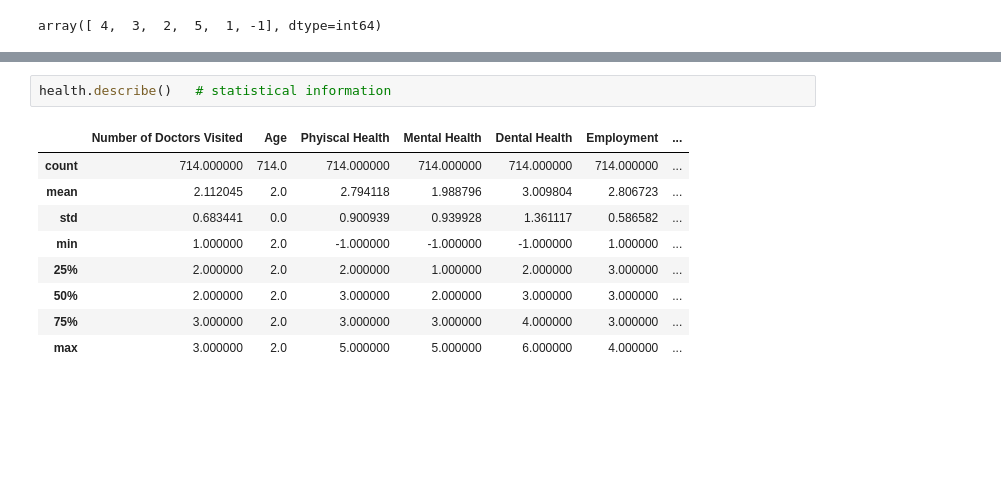
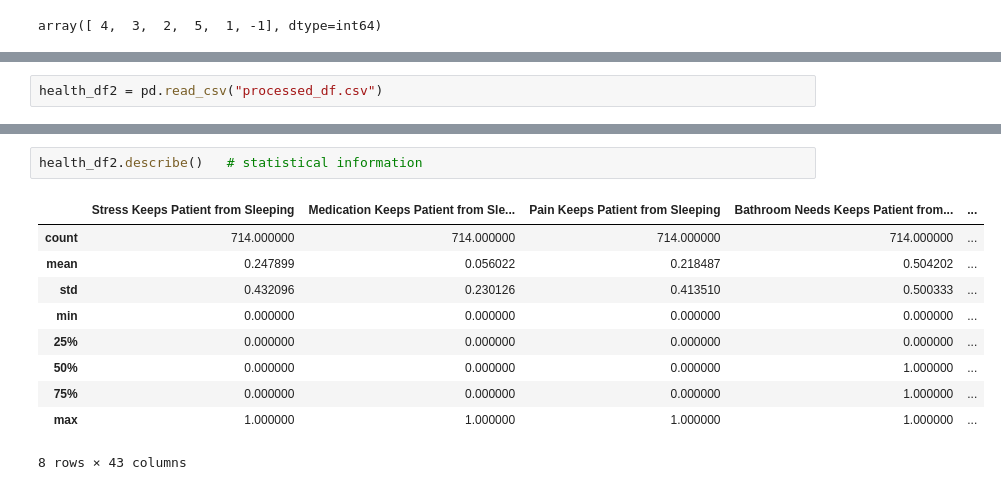
Before and after one commit to Graciele89/UCD_MachineLearning, a Jupyter notebook: early_data_analyses.ipynb, the cells around one changed output, grey strips where cells are left out. Saved outputs shown, nothing was run; the diff lists cells and outputs as text; blank space fills up the shorter version.

```diff
--- a/early_data_analyses.ipynb
+++ b/early_data_analyses.ipynb
@@ -184,0 +283,2 @@ array([ 4,  3,  2,  5,  1, -1], dtype=int64)
+# %%
+health_df2 = pd.read_csv("processed_df.csv")
@@ -185,13 +295,14 @@ array([ 4,  3,  2,  5,  1, -1], dtype=int64)
 # %%
-health.describe()   # statistical information
+health_df2.describe()   # statistical information
 # %% [output]
-|  | Number of Doctors Visited | Age | Phyiscal Health | Mental Health | Dental Health | Employment | ... |
-| count | 714.000000 | 714.0 | 714.000000 | 714.000000 | 714.000000 | 714.000000 | ... |
-| mean | 2.112045 | 2.0 | 2.794118 | 1.988796 | 3.009804 | 2.806723 | ... |
-| std | 0.683441 | 0.0 | 0.900939 | 0.939928 | 1.361117 | 0.586582 | ... |
-| min | 1.000000 | 2.0 | -1.000000 | -1.000000 | -1.000000 | 1.000000 | ... |
-| 25% | 2.000000 | 2.0 | 2.000000 | 1.000000 | 2.000000 | 3.000000 | ... |
-| 50% | 2.000000 | 2.0 | 3.000000 | 2.000000 | 3.000000 | 3.000000 | ... |
-| 75% | 3.000000 | 2.0 | 3.000000 | 3.000000 | 4.000000 | 3.000000 | ... |
-| max | 3.000000 | 2.0 | 5.000000 | 5.000000 | 6.000000 | 4.000000 | ... |
+|  | Stress Keeps Patient from Sleeping | Medication Keeps Patient from Sle... | Pain Keeps Patient from Sleeping | Bathroom Needs Keeps Patient from... | ... |
+| count | 714.000000 | 714.000000 | 714.000000 | 714.000000 | ... |
+| mean | 0.247899 | 0.056022 | 0.218487 | 0.504202 | ... |
+| std | 0.432096 | 0.230126 | 0.413510 | 0.500333 | ... |
+| min | 0.000000 | 0.000000 | 0.000000 | 0.000000 | ... |
+| 25% | 0.000000 | 0.000000 | 0.000000 | 0.000000 | ... |
+| 50% | 0.000000 | 0.000000 | 0.000000 | 1.000000 | ... |
+| 75% | 0.000000 | 0.000000 | 0.000000 | 1.000000 | ... |
+| max | 1.000000 | 1.000000 | 1.000000 | 1.000000 | ... |
+8 rows × 43 columns
 # %%
```
Also changed, not shown: parts of 58 cells of this notebook.
